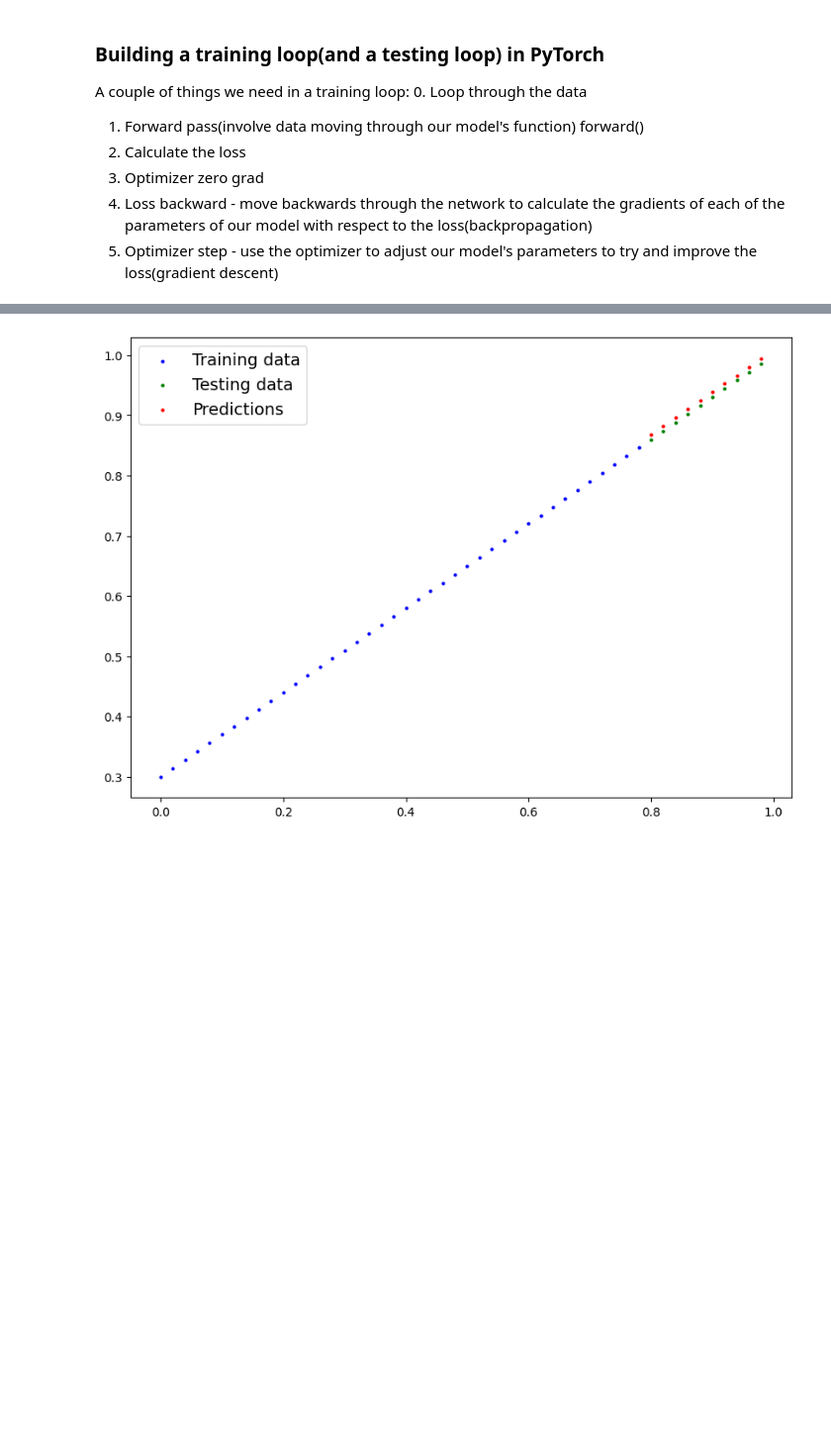
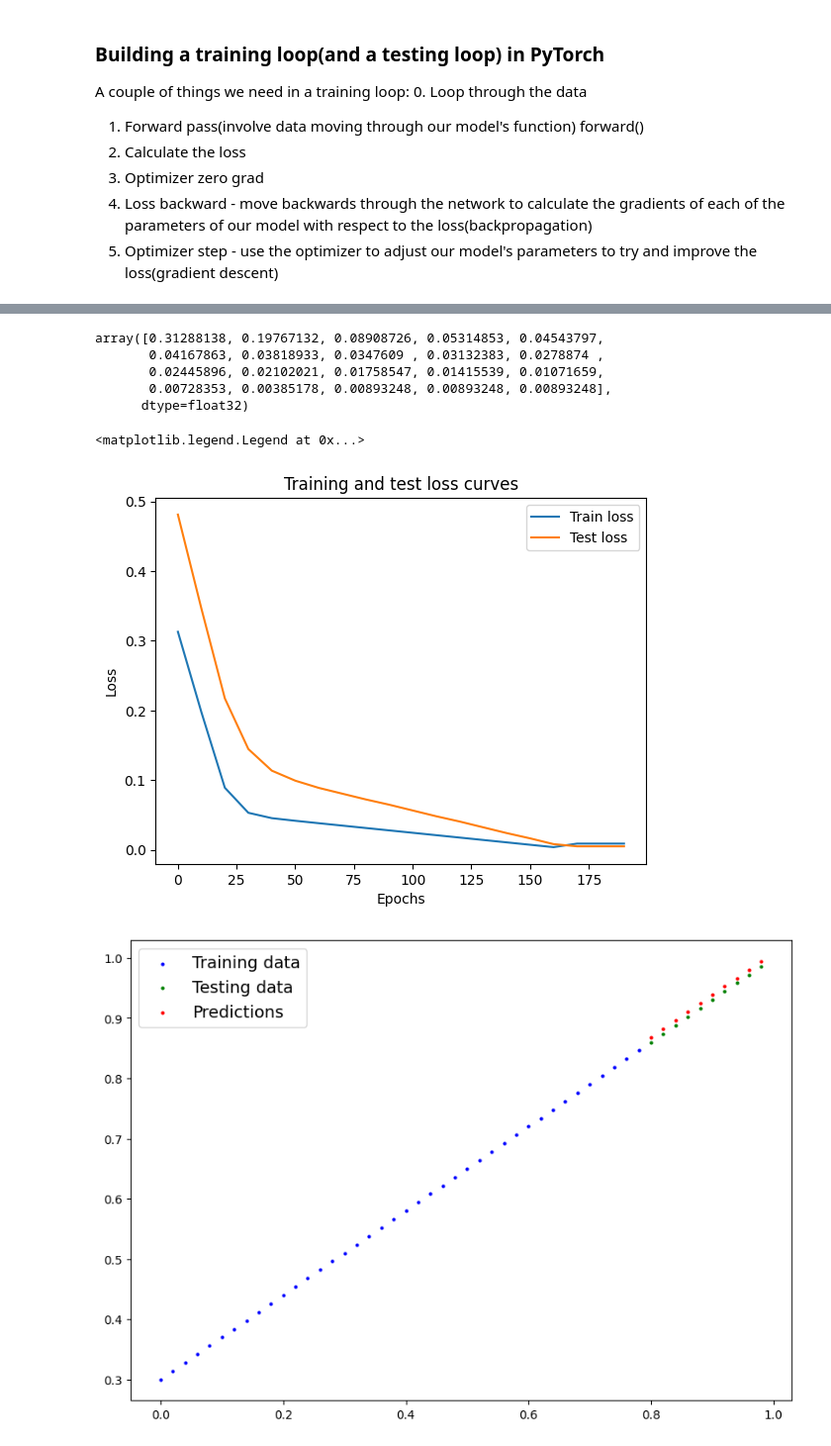
Before and after one commit to gaolarry1987/MachineLearning-DeepLearning, a Jupyter notebook: PyTorch_WorkFlow.ipynb, the cells around one changed output, grey strips where cells are left out. Shown at 99% size. Cells and saved outputs as stored; diff of their text form; code cells hidden in the pictures; blank space fills up the shorter version.

```diff
--- a/PyTorch_WorkFlow.ipynb
+++ b/PyTorch_WorkFlow.ipynb
@@ -230,7 +230,12 @@ A couple of things we need in a training loop:
 5. Optimizer step - use the optimizer to adjust our model's parameters to try and improve the loss(gradient descent)
 # %%
 torch.manual_seed(42)
-epochs = 1000 # one loop through the data
+epochs = 200 # one loop through the data
+
+# track the values
+epoch_count = []
+loss_values = []
+test_loss_values = []
 
 ###Training
 #0. Loop through the data
@@ -262,5 +267,8 @@ for epoch in range(epochs):
     test_loss = loss_fn(test_pred,y_test)
   # print out what's happening
   if epoch % 10 == 0:
+    epoch_count.append(epoch)
+    loss_values.append(loss)
+    test_loss_values.append(test_loss)
     print(f"Epoch:{epoch}|Loss:{loss}|Test loss:{test_loss}")
 # %% [output]
@@ -284,3 +315,22 @@ Epoch:990|Loss:0.008932482451200485|Test loss:0.005023092031478882
+# %%
+np.array(torch.tensor(loss_values).numpy())
+# %% [output]
+array([0.31288138, 0.19767132, 0.08908726, 0.05314853, 0.04543797,
+       0.04167863, 0.03818933, 0.0347609 , 0.03132383, 0.0278874 ,
+       0.02445896, 0.02102021, 0.01758547, 0.01415539, 0.01071659,
+       0.00728353, 0.00385178, 0.00893248, 0.00893248, 0.00893248],
+      dtype=float32)
+# %%
+# Plot the loss curve
+plt.plot(epoch_count, np.array(torch.tensor(loss_values).numpy()), label = "Train loss")
+plt.plot(epoch_count, test_loss_values, label = "Test loss")
+plt.title("Training and test loss curves")
+plt.ylabel("Loss")
+plt.xlabel("Epochs")
+plt.legend()
+# %% [output]
+<matplotlib.legend.Legend at 0x...>
+[figure, added]
 # %%
 with torch.inference_mode():
   y_preds_new = model_0(X_test)
```
Also changed, not shown: parts of 2 cells of this notebook.
